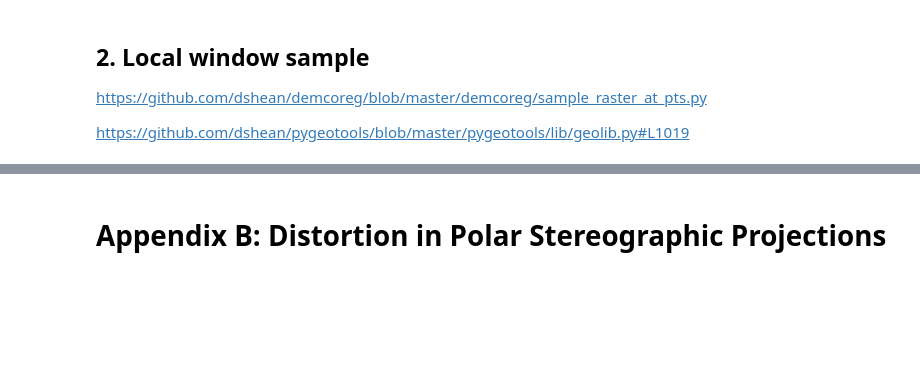
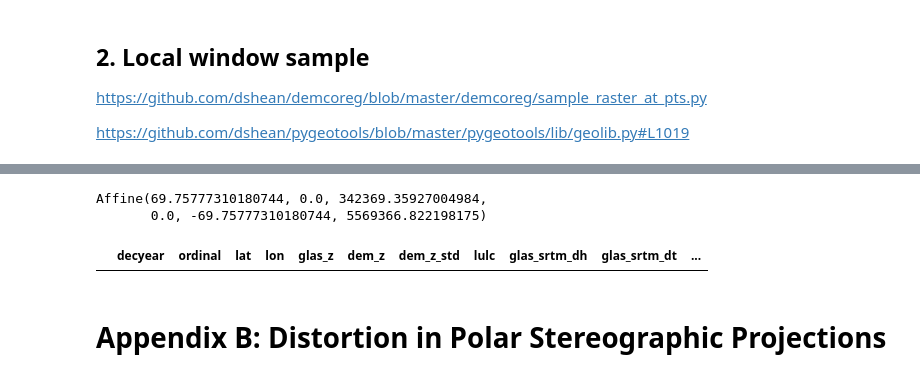
Before and after one commit to ICESAT-2HackWeek/geospatial-analysis, a Jupyter notebook: shean_ICESat-2_hackweek_tutorial_GeospatialAnalysis.ipynb, the cells around one changed output, grey strips where cells are left out. Drawn from its saved outputs; the diff is of its cells as text; code cells hidden in the pictures; blank space fills up the shorter version.

```diff
--- a/shean_ICESat-2_hackweek_tutorial_GeospatialAnalysis.ipynb
+++ b/shean_ICESat-2_hackweek_tutorial_GeospatialAnalysis.ipynb
@@ -1227,3 +1825,25 @@ https://github.com/dshean/pygeotools/blob/master/pygeotools/lib/geolib.py#L1019
+# %%
+import scipy.ndimage
+#Should dropna here
+yx = np.array([glas_gdf_srtm.geometry.y, glas_gdf_srtm.geometry.x])
+#Convert map coordinates to array coordinates (want float, not whole integer indices)
+#See functions here
+#https://rasterio.readthedocs.io/en/latest/api/rasterio.transform.html
+#Need to revisit
+#Use bilinear resampling here (order=1)
+ndimage_samp = scipy.ndimage.map_coordinates(srtm, yx, order=1, mode='nearest')
+ndimage_samp = np.ma.masked_equal(ndimage_samp, srtm_src.nodata)
+# %%
+srtm_src.transform
+# %% [output]
+Affine(69.75777310180744, 0.0, 342369.35927004984,
+       0.0, -69.75777310180744, 5569366.822198175)
+# %%
+glas_gdf_srtm['srtm_90m_z_ndimage'] = ndimage_samp.astype(float).filled(np.nan)
+# %%
+glas_gdf_srtm.dropna().head()
+# %% [output]
+|  | decyear | ordinal | lat | lon | glas_z | dem_z | dem_z_std | lulc | glas_srtm_dh | glas_srtm_dt | ... |
 # %% [markdown]
 # Appendix B: Distortion in Polar Stereographic Projections
 # %% [markdown]
```
Also changed, not shown: parts of 113 cells of this notebook.
